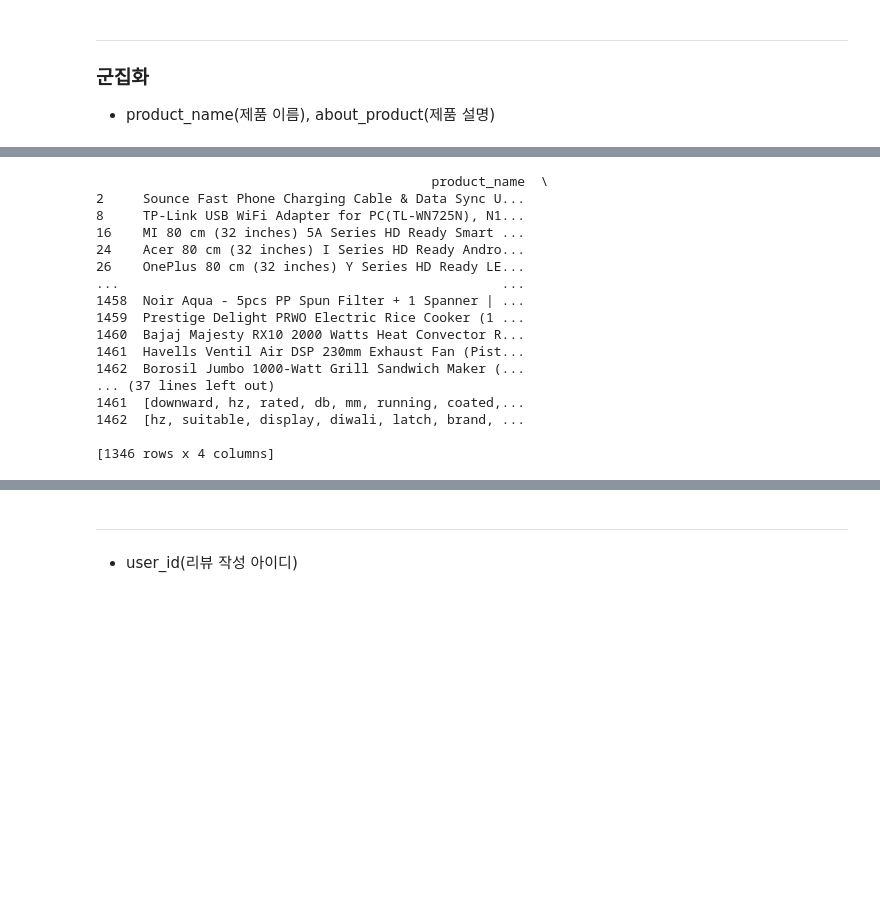
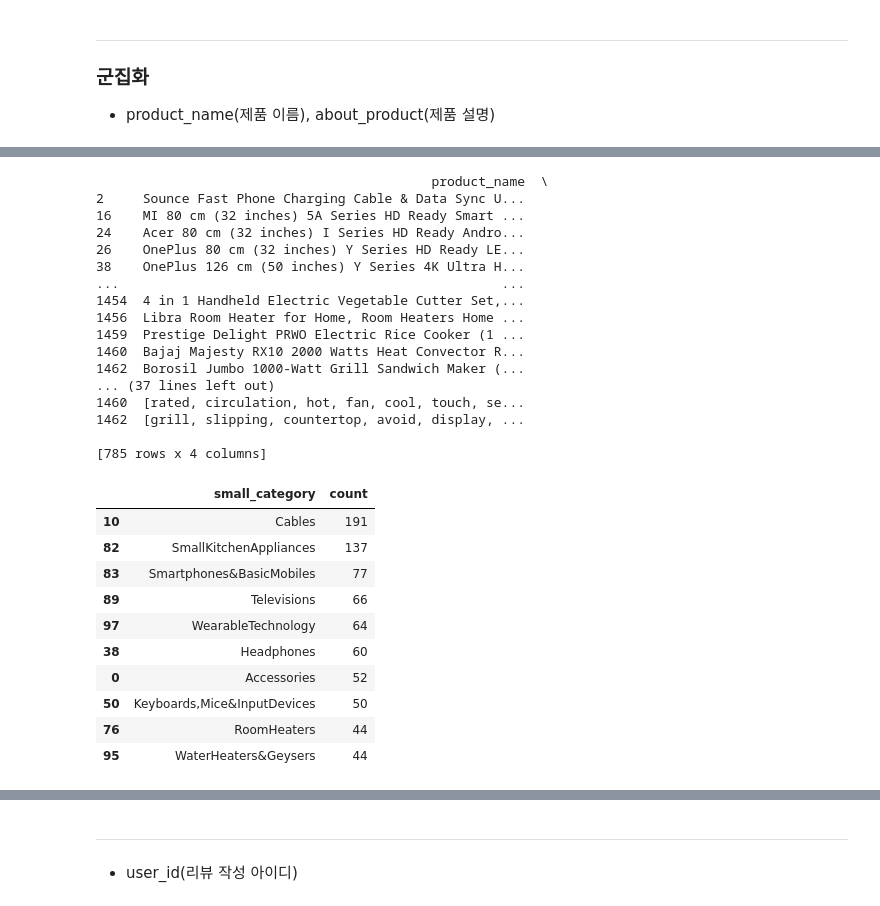
Before and after one commit to BenCyera/Amazon_sales_machine_learning, a Jupyter notebook: notebooks/sehee/price_EDA.ipynb, the cells around one changed output, grey strips where cells are left out. Drawn from its saved outputs; the diff is of its cells as text; code cells hidden in the pictures; blank space fills up the shorter version.

```diff
--- a/notebooks/sehee/price_EDA.ipynb
+++ b/notebooks/sehee/price_EDA.ipynb
@@ -456,11 +458,17 @@ memory usage: 249.0+ KB
 cluster1_df = amazon_df.copy()
 
 # 데이터가 가장 많은 카테고리 4개 / Electronics, Home&Kitchen, Computers&Accessories, OfficeProducts
-filter_category = big_category_count[:4]
-cluster1_df = cluster1_df[cluster1_df['big_category'].isin(filter_category['big_category'])]
+# filter_category = big_category_count[:4]
+# cluster1_df = cluster1_df[cluster1_df['big_category'].isin(filter_category['big_category'])]
 
 # Electronics 카테고리 제외
 # cluster1_df = cluster1_df[~cluster1_df['big_category'].isin(['Electronics'])]
+
+# 카테고리 별 데이터 개수 체크
+category_count = amazon_df.groupby('small_category').size().reset_index(name='count')
+category_count.sort_values('count', ascending=False, inplace=True)
+category_count = category_count[:10]
+cluster1_df = cluster1_df[cluster1_df['small_category'].isin(category_count['small_category'])]
 
 # 불용어 list
 stop_text = set(stopwords.words('english'))
@@ -481,19 +489,33 @@ print(cluster1_df[['product_name', 'name_words', 'about_product', 'description_w
 # %% [output]
                                            product_name  \
 2     Sounce Fast Phone Charging Cable & Data Sync U...
-8     TP-Link USB WiFi Adapter for PC(TL-WN725N), N1...
 16    MI 80 cm (32 inches) 5A Series HD Ready Smart ...
 24    Acer 80 cm (32 inches) I Series HD Ready Andro...
 26    OnePlus 80 cm (32 inches) Y Series HD Ready LE...
+38    OnePlus 126 cm (50 inches) Y Series 4K Ultra H...
 ...                                                 ...
-1458  Noir Aqua - 5pcs PP Spun Filter + 1 Spanner | ...
+1454  4 in 1 Handheld Electric Vegetable Cutter Set,...
+1456  Libra Room Heater for Home, Room Heaters Home ...
 1459  Prestige Delight PRWO Electric Rice Cooker (1 ...
 1460  Bajaj Majesty RX10 2000 Watts Heat Convector R...
-1461  Havells Ventil Air DSP 230mm Exhaust Fan (Pist...
 1462  Borosil Jumbo 1000-Watt Grill Sandwich Maker (...
 ... (37 lines left out)
-1461  [downward, hz, rated, db, mm, running, coated,...
-1462  [hz, suitable, display, diwali, latch, brand, ...
+1460  [rated, circulation, hot, fan, cool, touch, se...
+1462  [grill, slipping, countertop, avoid, display, ...
 
-[1346 rows x 4 columns]
+[785 rows x 4 columns]
+# %%
+category_count
+# %% [output]
+|  | small_category | count |
+| 10 | Cables | 191 |
+| 82 | SmallKitchenAppliances | 137 |
+| 83 | Smartphones&BasicMobiles | 77 |
+| 89 | Televisions | 66 |
+| 97 | WearableTechnology | 64 |
+| 38 | Headphones | 60 |
+| 0 | Accessories | 52 |
+| 50 | Keyboards,Mice&InputDevices | 50 |
+| 76 | RoomHeaters | 44 |
+| 95 | WaterHeaters&Geysers | 44 |
 # %%
```
Also changed, not shown: parts of 8 cells of this notebook.
